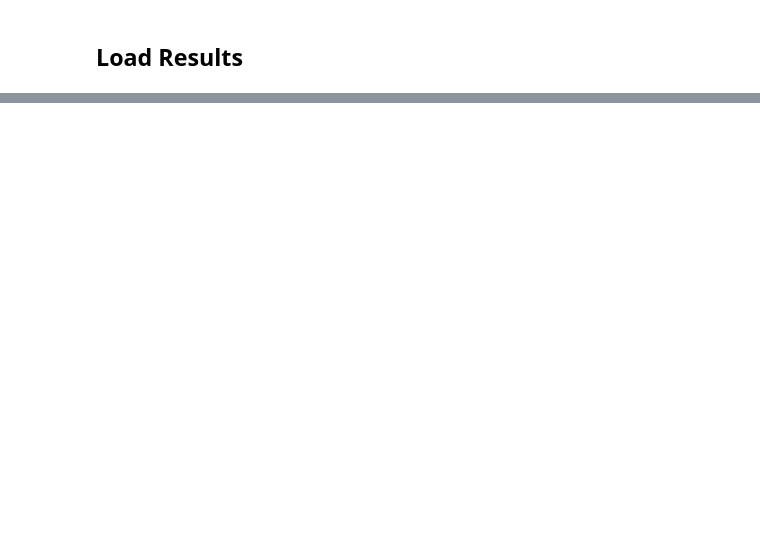
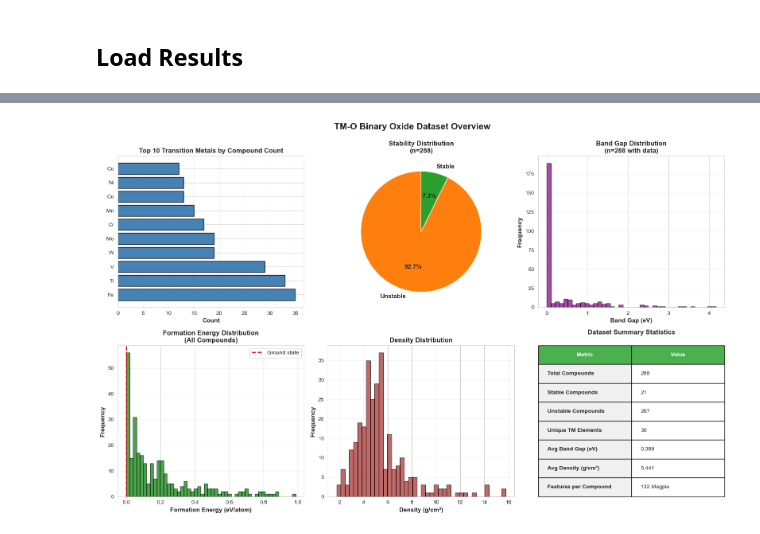
Before and after one commit to benbenmerk-stack/Merkin_FinalProject, a Jupyter notebook: notebooks/04_results_visualization.ipynb, the cells around one changed output, grey strips where cells are left out. Drawn from its saved outputs; the diff is of its cells as text; code cells hidden in the pictures; blank space fills up the shorter version.

```diff
--- a/notebooks/04_results_visualization.ipynb
+++ b/notebooks/04_results_visualization.ipynb
@@ -44,0 +36,6 @@ FIGURES_DIR.mkdir(exist_ok=True)
+# %%
+# Load model results
+df_cv_results = pd.read_csv(DATA_DIR / 'stability_classification_results.csv')
+
+print("=== MODEL CROSS-VALIDATION RESULTS ===\n")
+print(df_cv_results.to_string(index=False))
@@ -44,0 +304,87 @@ FIGURES_DIR.mkdir(exist_ok=True)
+# %%
+# Load original dataset info
+df_original = pd.read_csv(DATA_DIR / 'tm_oxygen_binary_compounds.csv')
+
+fig, axes = plt.subplots(2, 3, figsize=(16, 10))
+
+# 1. Total compounds by transition metal
+ax = axes[0, 0]
+tm_counts = df_original['transition_metal'].value_counts().sort_values(ascending=False).head(10)
+ax.barh(range(len(tm_counts)), tm_counts.values, color='steelblue', edgecolor='black')
+ax.set_yticks(range(len(tm_counts)))
+ax.set_yticklabels(tm_counts.index, fontsize=10)
+ax.set_xlabel('Count', fontsize=11, fontweight='bold')
+ax.set_title('Top 10 Transition Metals by Compound Count', fontsize=12, fontweight='bold')
+ax.grid(True, alpha=0.3, axis='x')
+
+# 2. Stability distribution
+ax = axes[0, 1]
+stability_counts = df_original['is_stable'].value_counts()
+colors_pie = ['#ff7f0e', '#2ca02c']
+wedges, texts, autotexts = ax.pie([stability_counts[False], stability_counts[True]],
+                                    labels=['Unstable', 'Stable'],
+                                    autopct='%1.1f%%',
+                                    colors=colors_pie,
+                                    startangle=90,
+                                    textprops={'fontsize': 11, 'weight': 'bold'})
+ax.set_title(f'Stability Distribution\n(n={len(df_original)})', fontsize=12, fontweight='bold')
+
+# 3. Band gap distribution
+ax = axes[0, 2]
+band_gap_valid = df_original[df_original['band_gap'] != -1]['band_gap']
+ax.hist(band_gap_valid, bins=40, color='purple', edgecolor='black', alpha=0.7)
+ax.set_xlabel('Band Gap (eV)', fontsize=11, fontweight='bold')
+ax.set_ylabel('Frequency', fontsize=11, fontweight='bold')
+ax.set_title(f'Band Gap Distribution\n(n={len(band_gap_valid)} with data)', fontsize=12, fontweight='bold')
+ax.grid(True, alpha=0.3, axis='y')
+
+# 4. Formation energy distribution
+ax = axes[1, 0]
+ax.hist(df_original['energy_above_hull'], bins=50, color='green', edgecolor='black', alpha=0.7)
+ax.set_xlabel('Formation Energy (eV/atom)', fontsize=11, fontweight='bold')
+ax.set_ylabel('Frequency', fontsize=11, fontweight='bold')
+ax.set_title('Formation Energy Distribution\n(All Compounds)', fontsize=12, fontweight='bold')
+ax.axvline(x=0, color='red', linestyle='--', linewidth=2, label='Ground state')
+ax.legend(fontsize=10)
+ax.grid(True, alpha=0.3, axis='y')
+
+# 5. Density distribution
+ax = axes[1, 1]
+ax.hist(df_original['density'], bins=40, color='brown', edgecolor='black', alpha=0.7)
+ax.set_xlabel('Density (g/cm³)', fontsize=11, fontweight='bold')
+ax.set_ylabel('Frequency', fontsize=11, fontweight='bold')
+ax.set_title('Density Distribution', fontsize=12, fontweight='bold')
+ax.grid(True, alpha=0.3, axis='y')
+
+# 6. Summary statistics table
+ax = axes[1, 2]
+ax.axis('off')
+summary_stats = [
+    ['Total Compounds', f"{len(df_original)}"],
+    ['Stable Compounds', f"{df_original['is_stable'].sum()}"],
+    ['Unstable Compounds', f"{(~df_original['is_stable']).sum()}"],
+    ['Unique TM Elements', f"{df_original['transition_metal'].nunique()}"],
+    ['Avg Band Gap (eV)', f"{band_gap_valid.mean():.3f}"],
+    ['Avg Density (g/cm³)', f"{df_original['density'].mean():.3f}"],
+    ['Features per Compound', '132 Magpie'],
+]
+
+table = ax.table(cellText=summary_stats, colLabels=['Metric', 'Value'],
+                cellLoc='left', loc='center', bbox=[0, 0, 1, 1])
+table.auto_set_font_size(False)
+table.set_fontsize(10)
+table.scale(1, 2.5)
+for i in range(2):
+    table[(0, i)].set_facecolor('#4CAF50')
+    table[(0, i)].set_text_props(weight='bold', color='white')
+for i in range(1, len(summary_stats) + 1):
+    table[(i, 0)].set_facecolor('#f0f0f0')
+    table[(i, 0)].set_text_props(weight='bold')
+
+ax.set_title('Dataset Summary Statistics', fontsize=12, fontweight='bold', pad=20)
+
+plt.suptitle('TM-O Binary Oxide Dataset Overview', fontsize=16, fontweight='bold', y=0.995)
+plt.tight_layout()
+plt.show()
+# %% [output]
+[figure, added]
```
Also changed, not shown: parts of 9 cells of this notebook, 9 other files.
